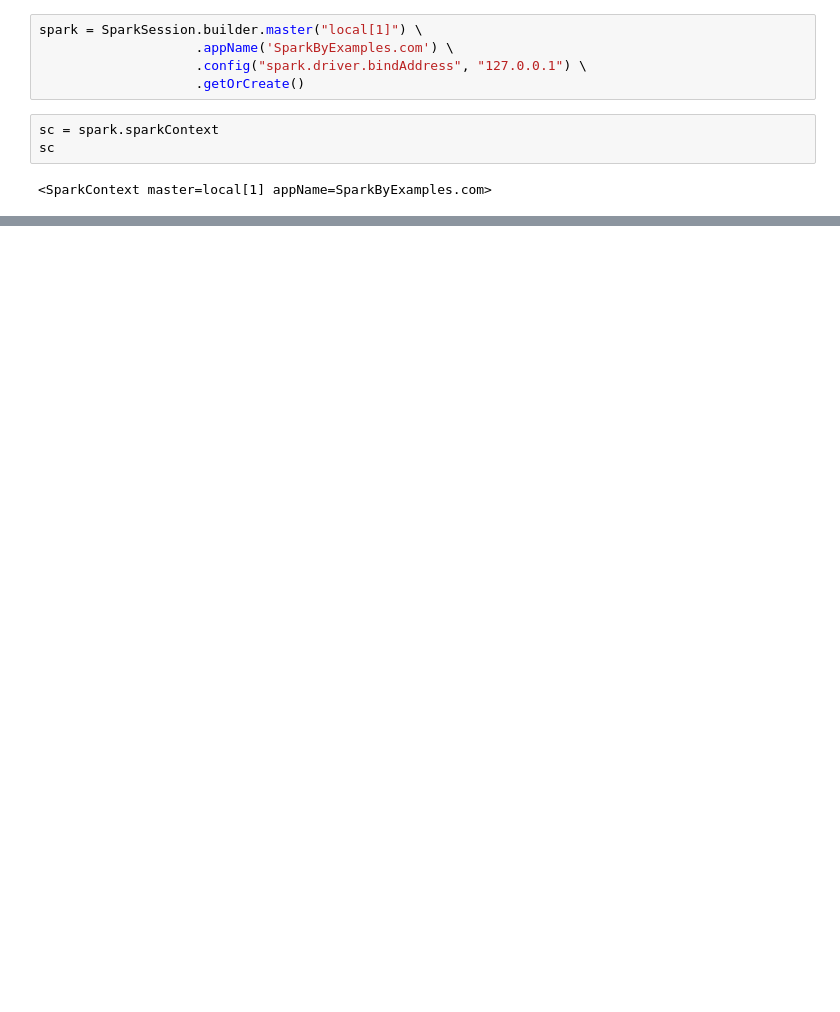
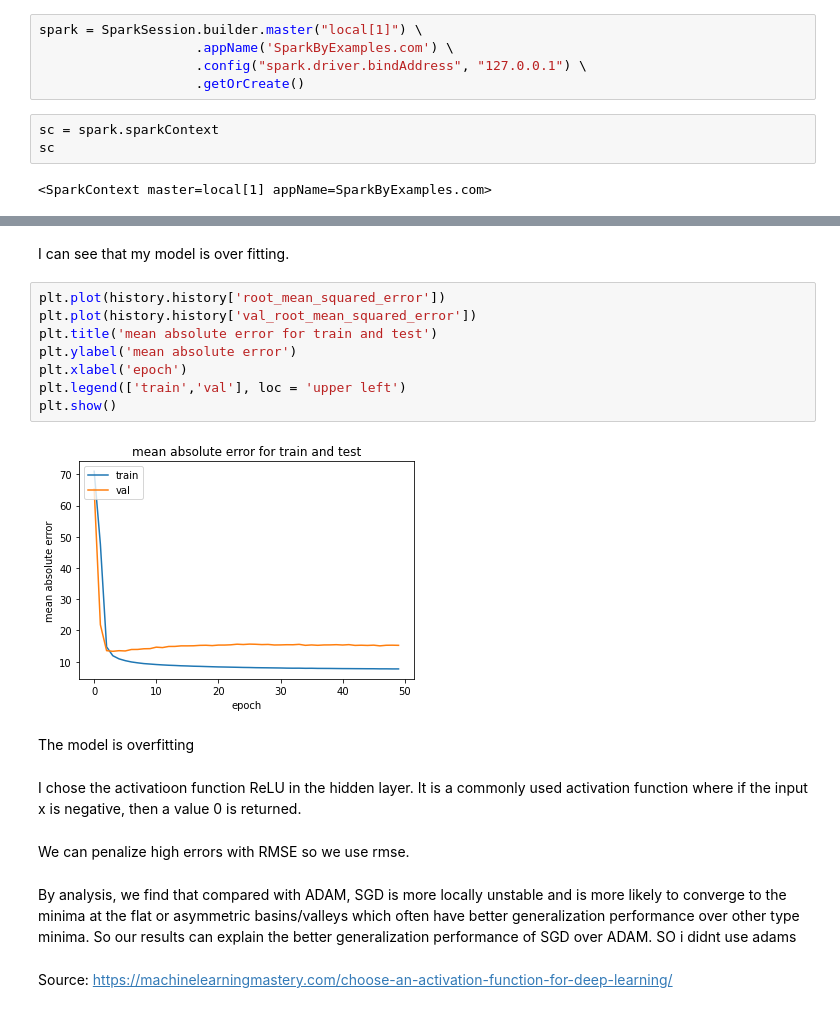
Before and after one commit to taehyun53/NYC-Yearly-High-School-Economic-Need, a Jupyter notebook: NewYorkCity_Education/notebook/Preprocessing and Modeling.ipynb, the cells around one changed output, grey strips where cells are left out. Saved outputs shown, nothing was run; the diff lists cells and outputs as text; blank space fills up the shorter version.

```diff
--- a/NewYorkCity_Education/notebook/Preprocessing and Modeling.ipynb
+++ b/NewYorkCity_Education/notebook/Preprocessing and Modeling.ipynb
@@ -46,0 +534,22 @@ sc.stop()
+# %% [markdown]
+I can see that my model is over fitting.
+# %%
+plt.plot(history.history['root_mean_squared_error'])
+plt.plot(history.history['val_root_mean_squared_error'])
+plt.title('mean absolute error for train and test')
+plt.ylabel('mean absolute error')
+plt.xlabel('epoch')
+plt.legend(['train','val'], loc = 'upper left')
+plt.show()
+# %% [output]
+[figure, added]
+# %% [markdown]
+The model is overfitting
+# %% [markdown]
+I chose the activatioon function ReLU in the hidden layer. It is a commonly used activation function where if the input x is negative, then a value 0 is returned.
+# %% [markdown]
+We can penalize high errors with RMSE so we use rmse.
+# %% [markdown]
+By analysis, we find that compared with ADAM, SGD is more locally unstable and is more likely to converge to the minima at the flat or asymmetric basins/valleys which often have better generalization performance over other type minima. So our results can explain the better generalization performance of SGD over ADAM. SO i didnt use adams
+# %% [markdown]
+Source: https://machinelearningmastery.com/choose-an-activation-function-for-deep-learning/
```
Also changed, not shown: parts of 96 cells of this notebook, 4 other files.
